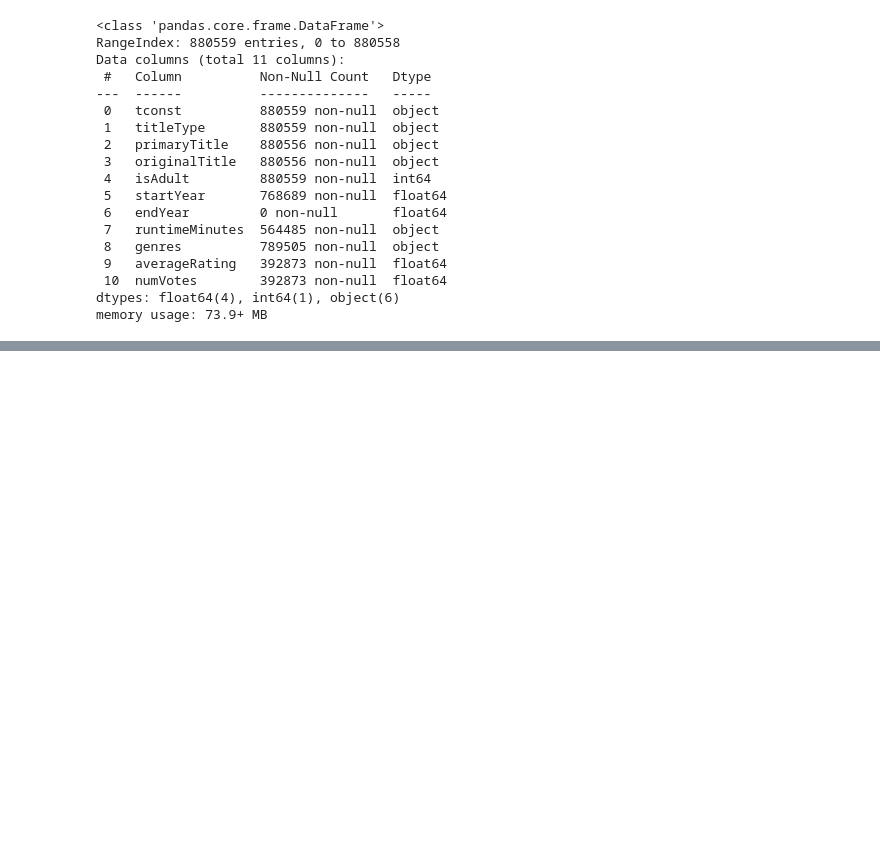
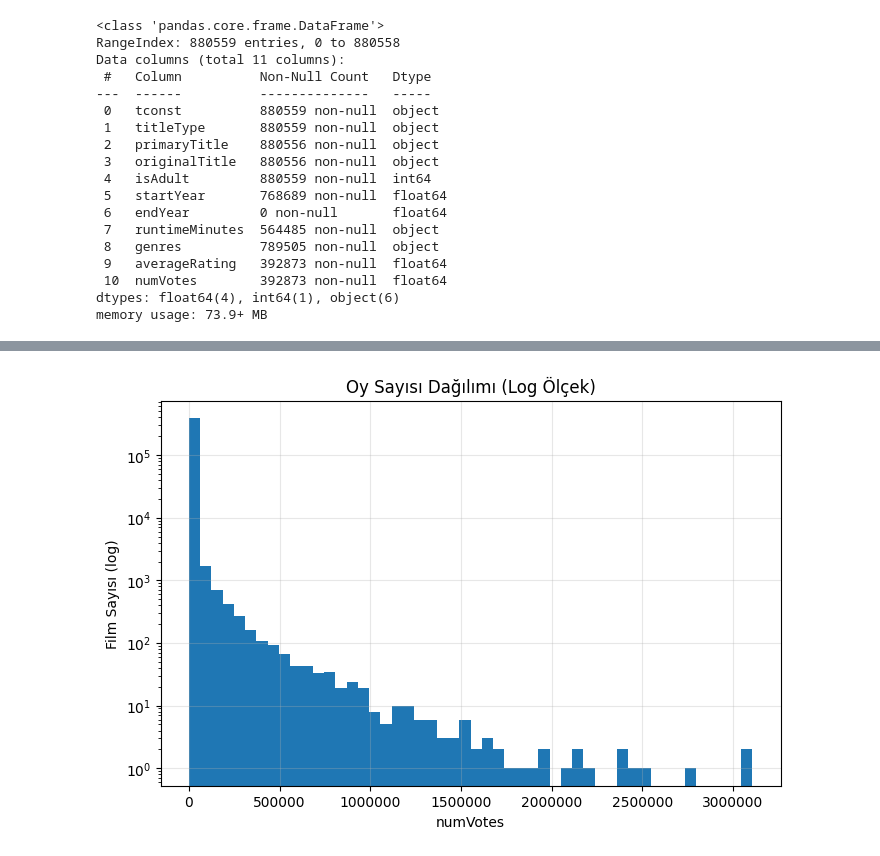
Before and after one commit to fsezgin/jellyfin-movie-recommender, a Jupyter notebook: notebooks/populariy-based.ipynb, the cells around one changed output, grey strips where cells are left out. Saved outputs shown, nothing was run; the diff lists cells and outputs as text; code cells hidden in the pictures; blank space fills up the shorter version.

```diff
--- a/notebooks/populariy-based.ipynb
+++ b/notebooks/populariy-based.ipynb
@@ -138,0 +141,12 @@ KeyError: 'averageRating'
+# %%
+plt.figure(figsize=(8,5))
+plt.hist(movies_with_ratings["numVotes"].dropna(), bins=50, log=True)
+plt.title("Oy Sayısı Dağılımı (Log Ölçek)")
+plt.xlabel("numVotes")
+plt.ylabel("Film Sayısı (log)")
+plt.grid(alpha=0.3)
+
+plt.ticklabel_format(style='plain', axis='x')
+plt.show()
+# %% [output]
+[figure, added]
```
Also changed, not shown: parts of 28 cells of this notebook, 5 other files.
